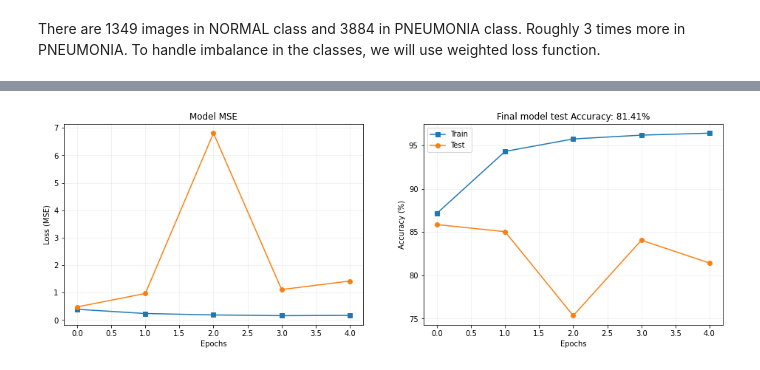
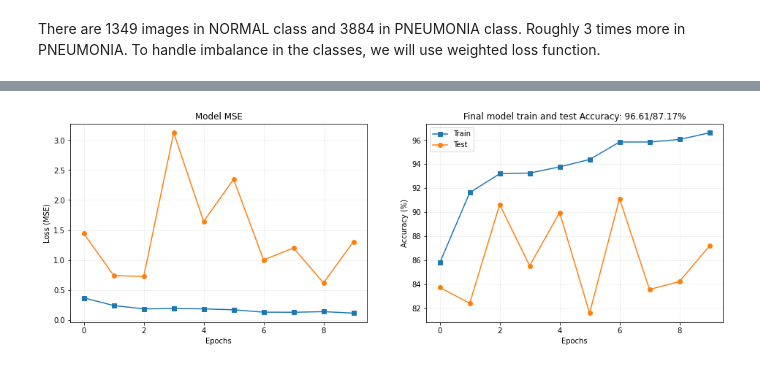
Before and after one commit to shre-db/Pneumonia-detection-using-chest-X-ray-images-and-Convolutional-Neural-Networks, a Jupyter notebook: notebook.ipynb, the cells around one changed output, grey strips where cells are left out. Saved outputs shown, nothing was run; the diff lists cells and outputs as text; code cells hidden in the pictures.

Commit message:
Update Notebook
Tried CrossEntropyLoss loss function for two unit output layer.

```diff
--- a/notebook.ipynb
+++ b/notebook.ipynb
@@ -349,7 +446,7 @@ def createNet(print_statements=False):
     class_weights.append(weight_i)
 
   # loss function
-  lossfun = nn.BCEWithLogitsLoss(weight=torch.tensor(class_weights))
+  lossfun = nn.CrossEntropyLoss(weight=torch.tensor(class_weights))
 
   # optimizer
   optimizer = torch.optim.Adam(net.parameters(), lr=0.001)
@@ -357,11 +454,9 @@ def createNet(print_statements=False):
   return net, lossfun, optimizer
 # %%
 # test the model with one batch
-net, lossfun, optimizer = createNet(True)
+net, lossfun, optimizer = createNet()
 
 X, y = next(iter(train_loader))
-print(X.dtype)
-print(y.dtype)
 yHat = net(X)
 
 # check size of output
@@ -369,7 +464,7 @@ print('\Output size:')
 print(yHat.shape)
 
 # compute loss
-loss = lossfun(yHat, F.one_hot(y, num_classes=2).float())
+loss = lossfun(yHat, y)
 print('\nLoss: ')
 print(loss)
 # %% [output]
@@ -413,14 +497,14 @@ Estimated Total Size (MB): 96.37
 # Function to train the model
 def trainTheModel():
   # number of epochs
-  numepochs = 5
+  numepochs = 10
 
   # Create a model
   net, lossfun, optimizer = createNet()
 
   # Send the model to the GPU
   net.to(device)
-  # lossfun.to(device)
+  lossfun.to(device)
 
   # initialize Losses
   trainLoss = torch.zeros(numepochs)
@@ -435,7 +519,8 @@ def trainTheModel():
     net.train()
     batchLoss = []
     batchAcc = []
-    for X,y in train_loader:
+    # for (X,y), count in zip(train_loader, range(len(train_loader))):
+    for (X,y), count in zip(train_loader, range(len(train_loader))):
 
       # Push the data to GPU
       X = X.to(device)
@@ -443,7 +528,7 @@ def trainTheModel():
 
       # forward pass and loss
       yHat = net(X)
-      loss = lossfun(yHat.cpu(), F.one_hot(y.cpu(), num_classes=2).float())
+      loss = lossfun(yHat, y)
 
       # backprop
       optimizer.zero_grad()
@@ -452,9 +537,9 @@ def trainTheModel():
 
       # Loss and error from this batch
       batchLoss.append(loss.item())
-      batchAcc.append(torch.mean((torch.argmax(yHat, axis=1) == y).float()).item())
-      # msg = 'Completed {}/{}'.format(count, len(train_loader))
-      # sys.stdout.write('\r' + msg)
+      batchAcc.append(torch.mean((torch.argmax(yHat , axis=1) == y).float()).item())
+      msg = 'Completed {}/{}'.format(count, len(train_loader))
+      sys.stdout.write('\r' + msg)
 
     # and get average losses and accuracies across the batches
     trainLoss[epoch] = np.mean(batchLoss)
@@ -465,7 +550,8 @@ def trainTheModel():
     net.eval() # switch to test mode
     batchAcc  = []
     batchLoss = []
-    for X,y in test_loader:
+    # for (X,y), count in zip(test_loader, range(len(test_loader))):
+    for (X,y), count in zip(test_loader, range(len(test_loader))):
 
       # push data to GPU
       X = X.to(device)
@@ -474,19 +560,21 @@ def trainTheModel():
       # forward pass and loss
       with torch.no_grad():
         yHat = net(X)
-        loss = lossfun(yHat.cpu(), F.one_hot(y.cpu(), num_classes=2).float())
+        loss = lossfun(yHat, y)
 
       # loss and accuracy from this batch
       batchLoss.append(loss.item())
-      batchAcc.append( torch.mean((torch.argmax(yHat,axis=1) == y).float()).item() )
-      # msg = 'Completed {}/{}'.format(count, len(test_loader))
-      # sys.stdout.write('\r' + msg)
+      batchAcc.append( torch.mean((torch.argmax(yHat, axis=1) == y).float()).item())
+      msg = 'Completed {}/{}'.format(count, len(test_loader))
+      sys.stdout.write('\r' + msg)
     # end of batch loop...
 
     # and get average losses and accuracies across the batches
     testLoss[epoch] = np.mean(batchLoss)
     testAcc[epoch]  = 100*np.mean(batchAcc)
+    print(f' Epoch {epoch+1}/{numepochs}')
   # end epochs
+
 
   # function output
   return trainLoss, testLoss, trainAcc, testAcc, net
@@ -495,21 +594,21 @@ trainLoss, testLoss, trainAcc, testAcc, net = trainTheModel()
 # %%
 fig, ax = plt.subplots(1, 2, figsize=(16, 5))
 
 ax[0].plot(trainLoss, 's-', label='Train')
 ax[0].plot(testLoss, 'o-', label='Test')
 ax[0].set_xlabel('Epochs')
 ax[0].set_ylabel('Loss (MSE)')
 ax[0].set_title('Model MSE')
 ax[0].grid(alpha=0.2)
 
 ax[1].plot(trainAcc, 's-', label='Train')
 ax[1].plot(testAcc, 'o-', label='Test')
 ax[1].set_xlabel('Epochs')
 ax[1].set_ylabel('Accuracy (%)')
-ax[1].set_title(f'Final model test Accuracy: {testAcc[-1]:.2f}%')
+ax[1].set_title(f'Final model train and test Accuracy: {trainAcc[-1]:.2f}/{testAcc[-1]:.2f}%')
 ax[1].legend()
 ax[1].grid(alpha=0.2)
 
 plt.show()
 # %% [output]
-[figure, old version]
+[figure, new version]
```
Also changed, not shown: parts of 11 cells of this notebook.
